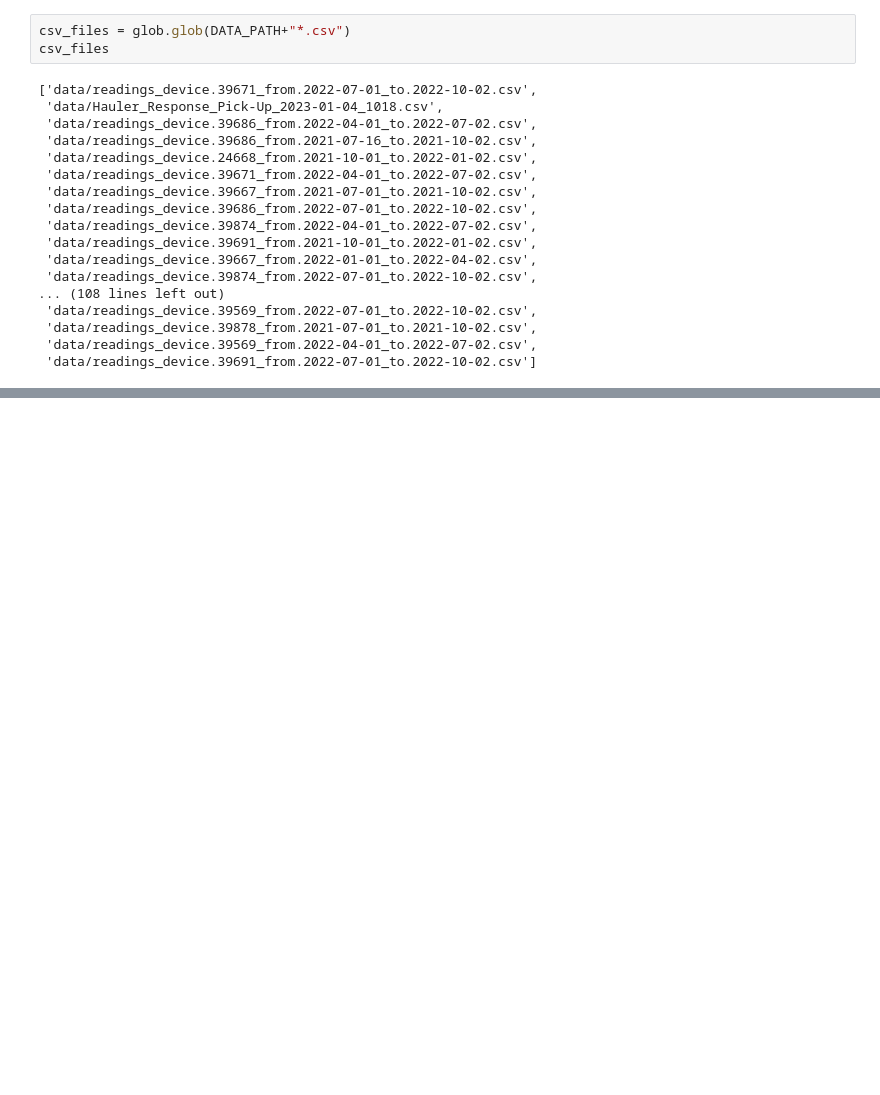
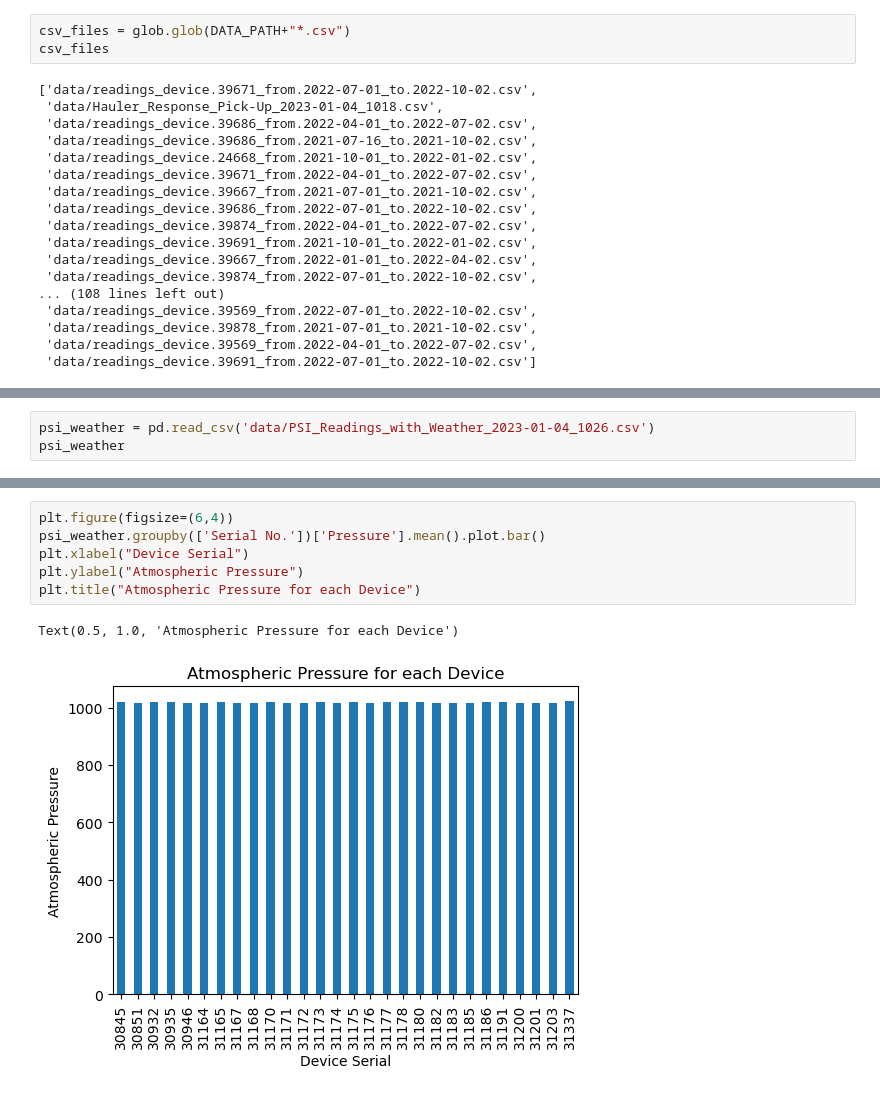
Before and after one commit to BU-Spark/ds-bu-sustainability-waste, a Jupyter notebook: spring23-team-1/DataAnalysis_KV.ipynb, the cells around one changed output, grey strips where cells are left out. Saved outputs shown, nothing was run; the diff lists cells and outputs as text; blank space fills up the shorter version.

```diff
--- a/spring23-team-1/DataAnalysis_KV.ipynb
+++ b/spring23-team-1/DataAnalysis_KV.ipynb
@@ -29,0 +96,3 @@ csv_files
+# %%
+psi_weather = pd.read_csv('data/PSI_Readings_with_Weather_2023-01-04_1026.csv')
+psi_weather
@@ -29,0 +151,9 @@ csv_files
+# %%
+plt.figure(figsize=(6,4))
+psi_weather.groupby(['Serial No.'])['Pressure'].mean().plot.bar()
+plt.xlabel("Device Serial")
+plt.ylabel("Atmospheric Pressure")
+plt.title("Atmospheric Pressure for each Device")
+# %% [output]
+Text(0.5, 1.0, 'Atmospheric Pressure for each Device')
+[figure, added]
```
Also changed, not shown: parts of 24 cells of this notebook, 3 other files.
